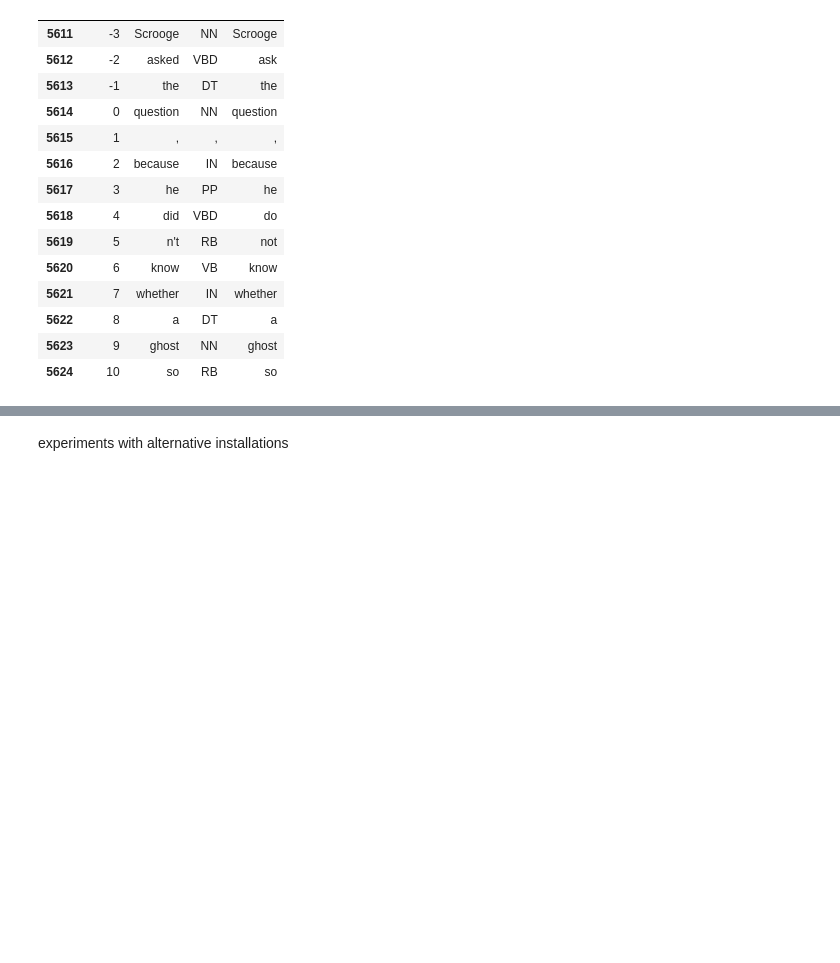
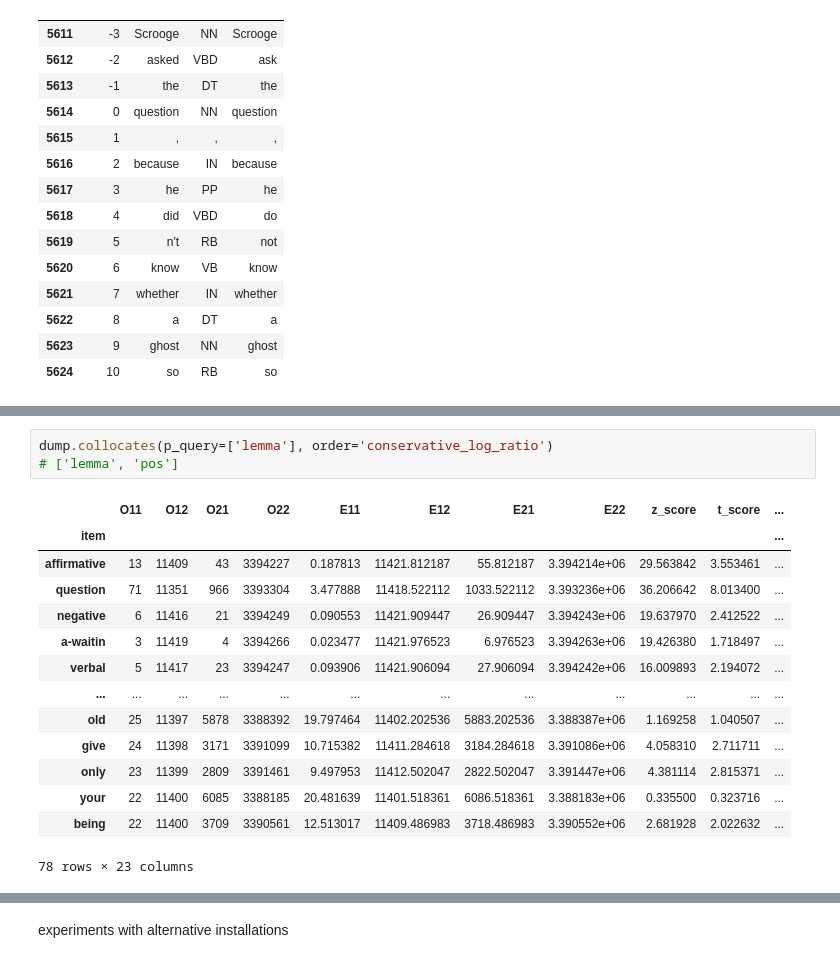
Before and after one commit to bogdanbabych/experiments_NLTK, a Jupyter notebook: cwb2021experimentsV04.ipynb, the cells around one changed output, grey strips where cells are left out. Saved outputs shown, nothing was run; the diff lists cells and outputs as text; blank space fills up the shorter version.

```diff
--- a/cwb2021experimentsV04.ipynb
+++ b/cwb2021experimentsV04.ipynb
@@ -383,0 +538,18 @@ lines.iloc[0]['dataframe']
+# %%
+dump.collocates(p_query=['lemma'], order='conservative_log_ratio')
+# ['lemma', 'pos']
+# %% [output]
+|  | O11 | O12 | O21 | O22 | E11 | E12 | E21 | E22 | z_score | t_score | ... |
+| item |  |  |  |  |  |  |  |  |  |  | ... |
+| affirmative | 13 | 11409 | 43 | 3394227 | 0.187813 | 11421.812187 | 55.812187 | 3.394214e+06 | 29.563842 | 3.553461 | ... |
+| question | 71 | 11351 | 966 | 3393304 | 3.477888 | 11418.522112 | 1033.522112 | 3.393236e+06 | 36.206642 | 8.013400 | ... |
+| negative | 6 | 11416 | 21 | 3394249 | 0.090553 | 11421.909447 | 26.909447 | 3.394243e+06 | 19.637970 | 2.412522 | ... |
+| a-waitin | 3 | 11419 | 4 | 3394266 | 0.023477 | 11421.976523 | 6.976523 | 3.394263e+06 | 19.426380 | 1.718497 | ... |
+| verbal | 5 | 11417 | 23 | 3394247 | 0.093906 | 11421.906094 | 27.906094 | 3.394242e+06 | 16.009893 | 2.194072 | ... |
+| ... | ... | ... | ... | ... | ... | ... | ... | ... | ... | ... | ... |
+| old | 25 | 11397 | 5878 | 3388392 | 19.797464 | 11402.202536 | 5883.202536 | 3.388387e+06 | 1.169258 | 1.040507 | ... |
+| give | 24 | 11398 | 3171 | 3391099 | 10.715382 | 11411.284618 | 3184.284618 | 3.391086e+06 | 4.058310 | 2.711711 | ... |
+| only | 23 | 11399 | 2809 | 3391461 | 9.497953 | 11412.502047 | 2822.502047 | 3.391447e+06 | 4.381114 | 2.815371 | ... |
+| your | 22 | 11400 | 6085 | 3388185 | 20.481639 | 11401.518361 | 6086.518361 | 3.388183e+06 | 0.335500 | 0.323716 | ... |
+| being | 22 | 11400 | 3709 | 3390561 | 12.513017 | 11409.486983 | 3718.486983 | 3.390552e+06 | 2.681928 | 2.022632 | ... |
+78 rows × 23 columns
```
Also changed, not shown: parts of 18 cells of this notebook.
